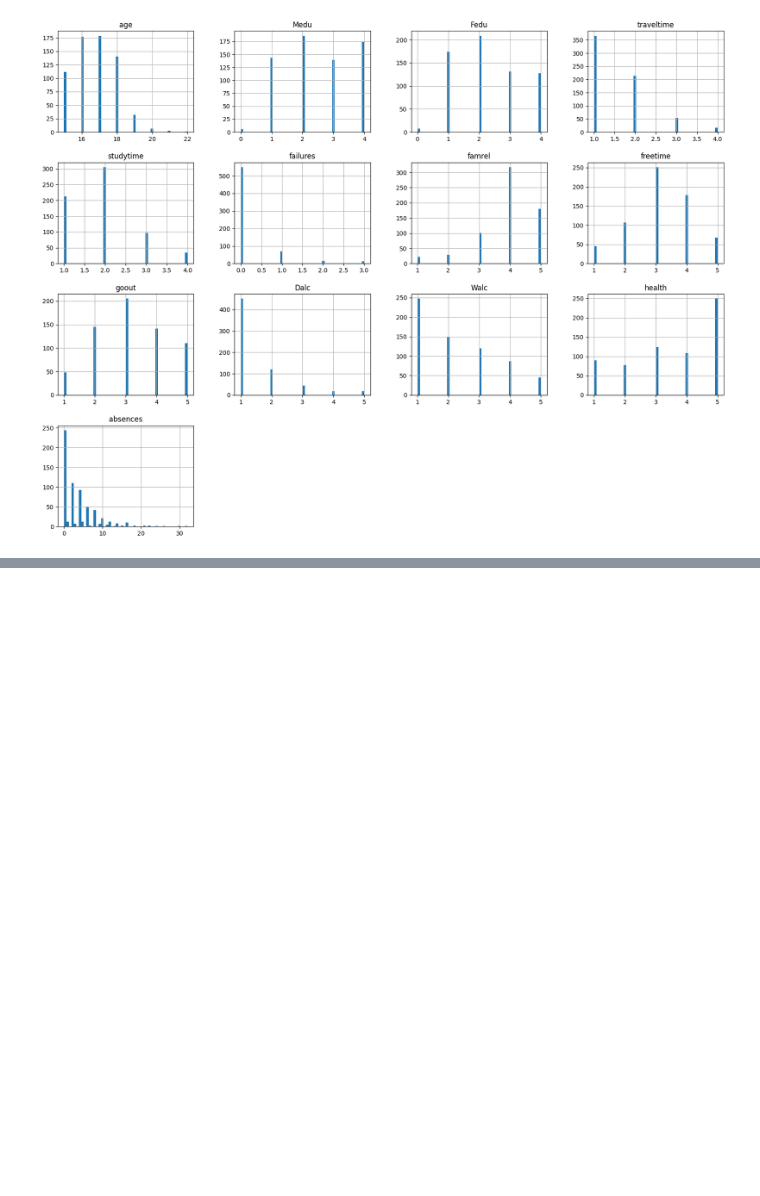
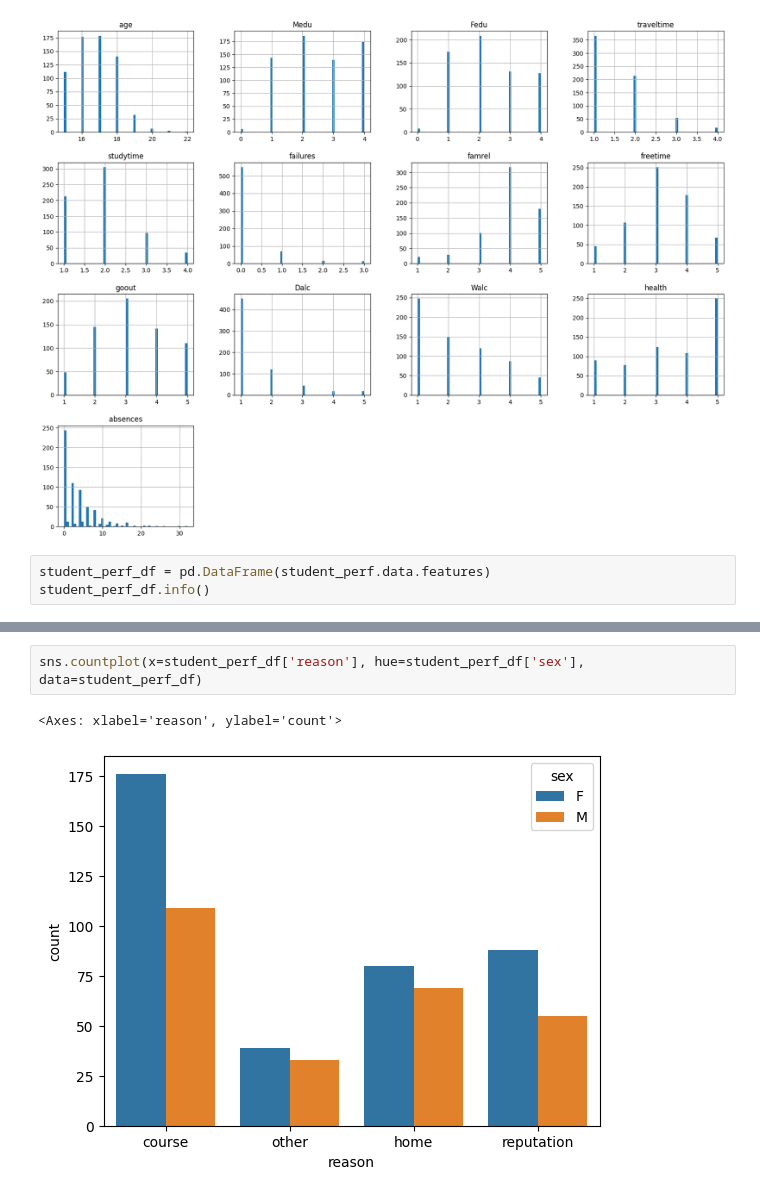
Before and after one commit to kirankumareranki/AIML-2025, a Jupyter notebook: StudentPerf_Classification.ipynb, the cells around one changed output, grey strips where cells are left out. Drawn from its saved outputs; the diff is of its cells as text; blank space fills up the shorter version.

```diff
--- a/StudentPerf_Classification.ipynb
+++ b/StudentPerf_Classification.ipynb
@@ -98,3 +98,6 @@ student_perf.data.features.hist(bins=50, figsize=(20,15))
 plt.show()
 # %% [output]
 [figure]
+# %%
+student_perf_df = pd.DataFrame(student_perf.data.features)
+student_perf_df.info()
@@ -100,0 +132,5 @@ plt.show()
+# %%
+sns.countplot(x=student_perf_df['reason'], hue=student_perf_df['sex'], data=student_perf_df)
+# %% [output]
+<Axes: xlabel='reason', ylabel='count'>
+[figure, added]
```
Also changed, not shown: parts of 2 cells of this notebook.
